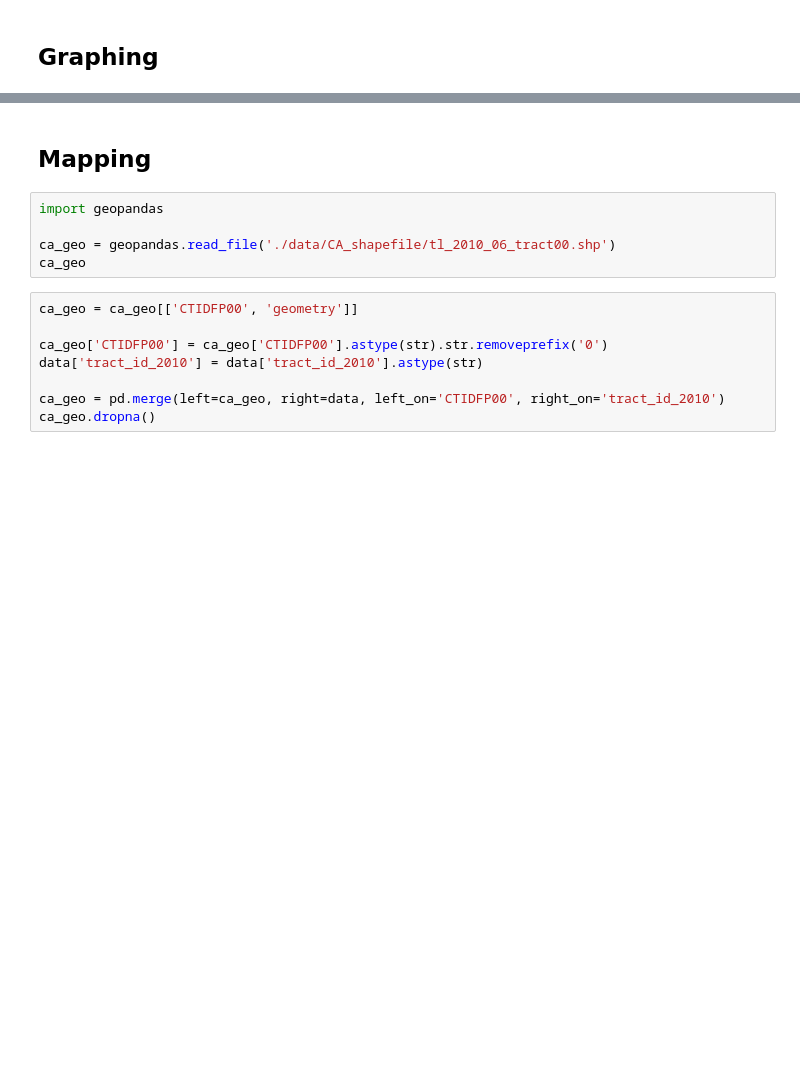
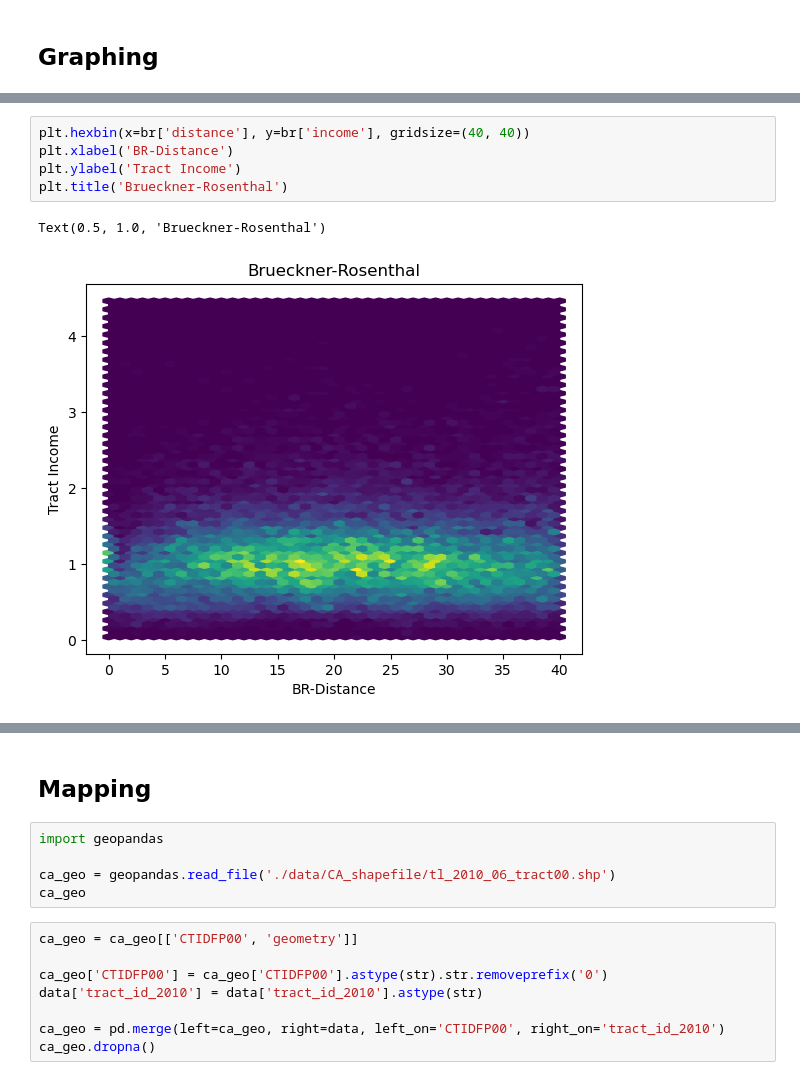
Before and after one commit to ldtcooper/urban-economics-project, a Jupyter notebook: notebook.ipynb, the cells around one changed output, grey strips where cells are left out. Saved outputs shown, nothing was run; the diff lists cells and outputs as text; blank space fills up the shorter version.

```diff
--- a/notebook.ipynb
+++ b/notebook.ipynb
@@ -1026 +1334,9 @@ data.plot(kind='scatter', x='distance', y='income')
+# %%
+plt.hexbin(x=br['distance'], y=br['income'], gridsize=(40, 40))
+plt.xlabel('BR-Distance')
+plt.ylabel('Tract Income')
+plt.title('Brueckner-Rosenthal')
+# %% [output]
+Text(0.5, 1.0, 'Brueckner-Rosenthal')
+[figure, added]
 # %%
```
Also changed, not shown: parts of 40 cells of this notebook, 17 other files.
